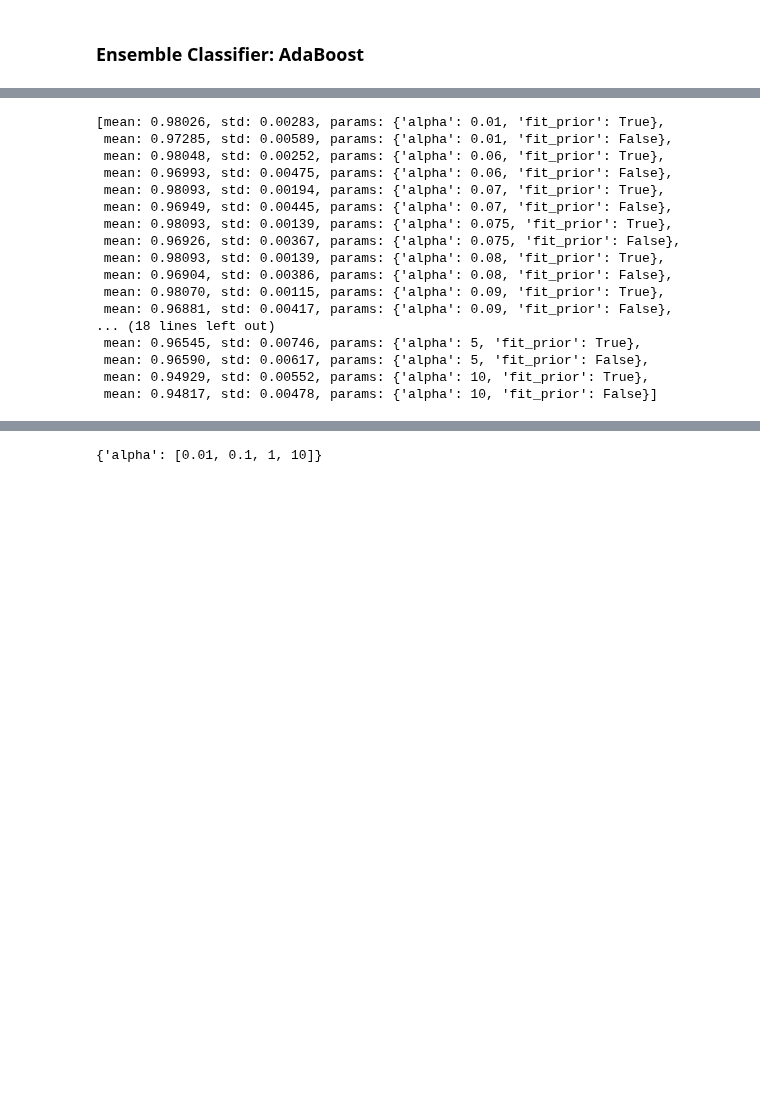
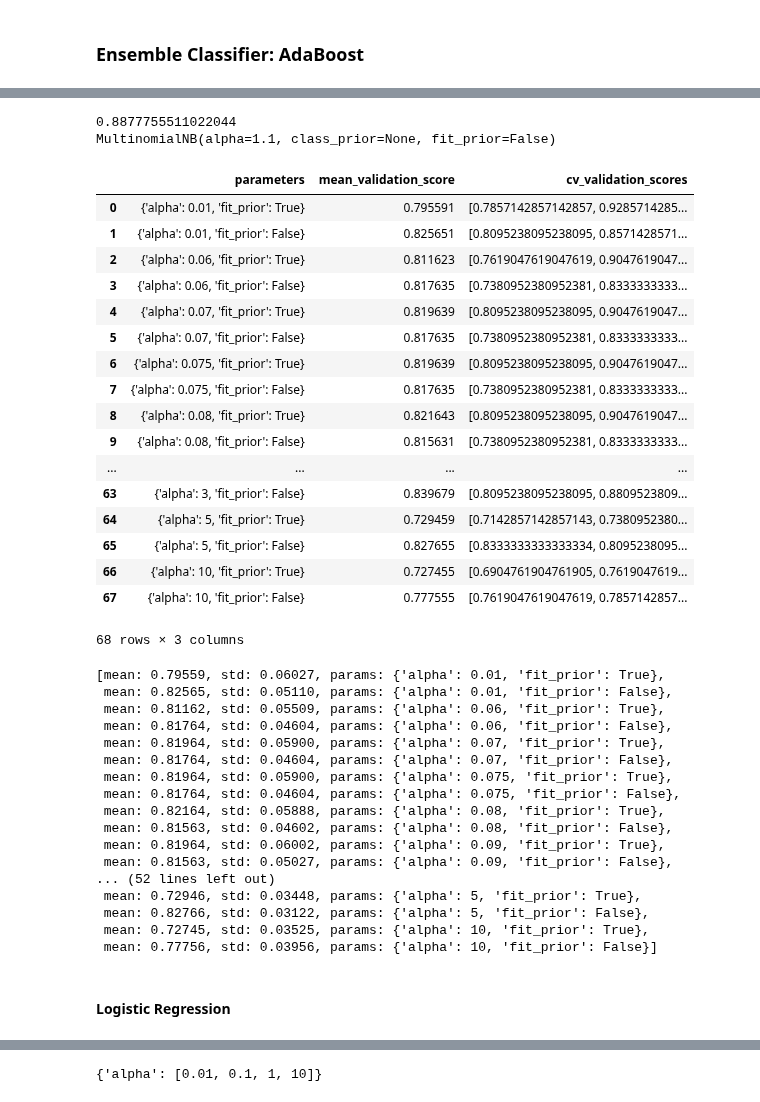
Before and after one commit to a35931chi/AI-Paralegal, a Jupyter notebook: Docket Text Classification Modeling - Building Model (NLP and Supervised Classification) - v6.ipynb, the cells around one changed output, grey strips where cells are left out. Cells and saved outputs as stored; diff of their text form; code cells hidden in the pictures; blank space fills up the shorter version.

```diff
--- a/Docket Text Classification Modeling - Building Model (NLP and Supervised Classification) - v6.ipynb
+++ b/Docket Text Classification Modeling - Building Model (NLP and Supervised Classification) - v6.ipynb
@@ -290,20 +393,49 @@ MultinomialNB(alpha=2.2, class_prior=None, fit_prior=True)
+# %%
+MNB_model = MultinomialNB()
+MNB_grid = GridSearchCV(MNB_model, param_grid = param_grid, n_jobs = 4, cv = cvs[np.argmax(MNB_acc_by_cv)])
+MNB_grid.fit(Xtrain_df, ytrain)
+print(MNB_grid.best_score_) #{'ABC': 0.92, 'KNNC': 0.8, 'LR': 0.928, 'MNB': 0.848, 'RFC': 0.944}
+print(MNB_grid.best_estimator_)
+# %% [output]
+0.8877755511022044
+MultinomialNB(alpha=1.1, class_prior=None, fit_prior=False)
+|  | parameters | mean_validation_score | cv_validation_scores |
+| 0 | {'alpha': 0.01, 'fit_prior': True} | 0.795591 | [0.7857142857142857, 0.9285714285... |
+| 1 | {'alpha': 0.01, 'fit_prior': False} | 0.825651 | [0.8095238095238095, 0.8571428571... |
+| 2 | {'alpha': 0.06, 'fit_prior': True} | 0.811623 | [0.7619047619047619, 0.9047619047... |
+| 3 | {'alpha': 0.06, 'fit_prior': False} | 0.817635 | [0.7380952380952381, 0.8333333333... |
+| 4 | {'alpha': 0.07, 'fit_prior': True} | 0.819639 | [0.8095238095238095, 0.9047619047... |
+| 5 | {'alpha': 0.07, 'fit_prior': False} | 0.817635 | [0.7380952380952381, 0.8333333333... |
+| 6 | {'alpha': 0.075, 'fit_prior': True} | 0.819639 | [0.8095238095238095, 0.9047619047... |
+| 7 | {'alpha': 0.075, 'fit_prior': False} | 0.817635 | [0.7380952380952381, 0.8333333333... |
+| 8 | {'alpha': 0.08, 'fit_prior': True} | 0.821643 | [0.8095238095238095, 0.9047619047... |
+| 9 | {'alpha': 0.08, 'fit_prior': False} | 0.815631 | [0.7380952380952381, 0.8333333333... |
+| ... | ... | ... | ... |
+| 63 | {'alpha': 3, 'fit_prior': False} | 0.839679 | [0.8095238095238095, 0.8809523809... |
+| 64 | {'alpha': 5, 'fit_prior': True} | 0.729459 | [0.7142857142857143, 0.7380952380... |
+| 65 | {'alpha': 5, 'fit_prior': False} | 0.827655 | [0.8333333333333334, 0.8095238095... |
+| 66 | {'alpha': 10, 'fit_prior': True} | 0.727455 | [0.6904761904761905, 0.7619047619... |
+| 67 | {'alpha': 10, 'fit_prior': False} | 0.777555 | [0.7619047619047619, 0.7857142857... |
+68 rows × 3 columns
 # %%
-grid.grid_scores_
+MNB_grid.grid_scores_
 # %% [output]
-[mean: 0.98026, std: 0.00283, params: {'alpha': 0.01, 'fit_prior': True},
- mean: 0.97285, std: 0.00589, params: {'alpha': 0.01, 'fit_prior': False},
- mean: 0.98048, std: 0.00252, params: {'alpha': 0.06, 'fit_prior': True},
- mean: 0.96993, std: 0.00475, params: {'alpha': 0.06, 'fit_prior': False},
- mean: 0.98093, std: 0.00194, params: {'alpha': 0.07, 'fit_prior': True},
- mean: 0.96949, std: 0.00445, params: {'alpha': 0.07, 'fit_prior': False},
- mean: 0.98093, std: 0.00139, params: {'alpha': 0.075, 'fit_prior': True},
- mean: 0.96926, std: 0.00367, params: {'alpha': 0.075, 'fit_prior': False},
- mean: 0.98093, std: 0.00139, params: {'alpha': 0.08, 'fit_prior': True},
- mean: 0.96904, std: 0.00386, params: {'alpha': 0.08, 'fit_prior': False},
- mean: 0.98070, std: 0.00115, params: {'alpha': 0.09, 'fit_prior': True},
- mean: 0.96881, std: 0.00417, params: {'alpha': 0.09, 'fit_prior': False},
-... (18 lines left out)
- mean: 0.96545, std: 0.00746, params: {'alpha': 5, 'fit_prior': True},
- mean: 0.96590, std: 0.00617, params: {'alpha': 5, 'fit_prior': False},
- mean: 0.94929, std: 0.00552, params: {'alpha': 10, 'fit_prior': True},
- mean: 0.94817, std: 0.00478, params: {'alpha': 10, 'fit_prior': False}]
+[mean: 0.79559, std: 0.06027, params: {'alpha': 0.01, 'fit_prior': True},
+ mean: 0.82565, std: 0.05110, params: {'alpha': 0.01, 'fit_prior': False},
+ mean: 0.81162, std: 0.05509, params: {'alpha': 0.06, 'fit_prior': True},
+ mean: 0.81764, std: 0.04604, params: {'alpha': 0.06, 'fit_prior': False},
+ mean: 0.81964, std: 0.05900, params: {'alpha': 0.07, 'fit_prior': True},
+ mean: 0.81764, std: 0.04604, params: {'alpha': 0.07, 'fit_prior': False},
+ mean: 0.81964, std: 0.05900, params: {'alpha': 0.075, 'fit_prior': True},
+ mean: 0.81764, std: 0.04604, params: {'alpha': 0.075, 'fit_prior': False},
+ mean: 0.82164, std: 0.05888, params: {'alpha': 0.08, 'fit_prior': True},
+ mean: 0.81563, std: 0.04602, params: {'alpha': 0.08, 'fit_prior': False},
+ mean: 0.81964, std: 0.06002, params: {'alpha': 0.09, 'fit_prior': True},
+ mean: 0.81563, std: 0.05027, params: {'alpha': 0.09, 'fit_prior': False},
+... (52 lines left out)
+ mean: 0.72946, std: 0.03448, params: {'alpha': 5, 'fit_prior': True},
+ mean: 0.82766, std: 0.03122, params: {'alpha': 5, 'fit_prior': False},
+ mean: 0.72745, std: 0.03525, params: {'alpha': 10, 'fit_prior': True},
+ mean: 0.77756, std: 0.03956, params: {'alpha': 10, 'fit_prior': False}]
+# %% [markdown]
+#### Logistic Regression
```
Also changed, not shown: parts of 38 cells of this notebook, 1 other file.
